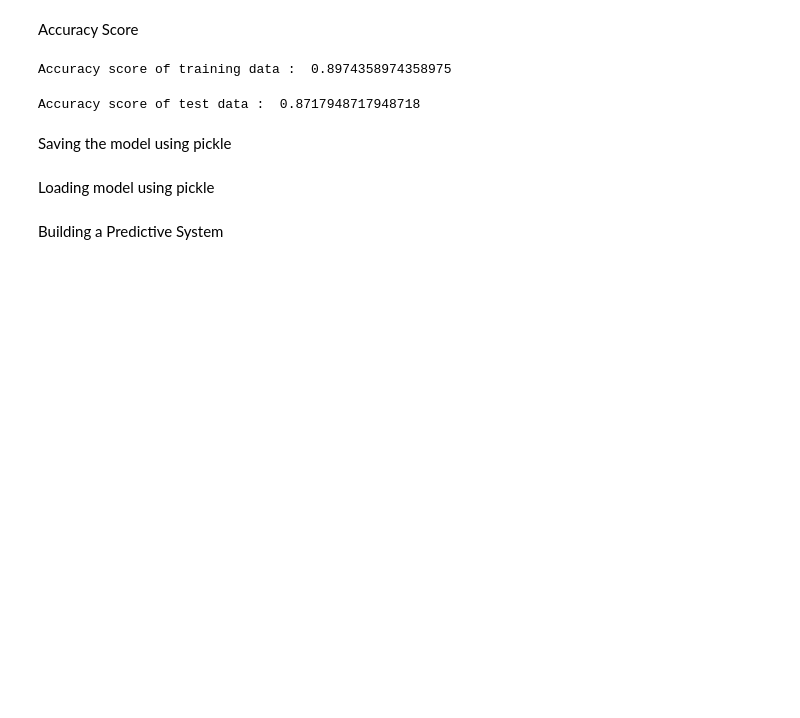
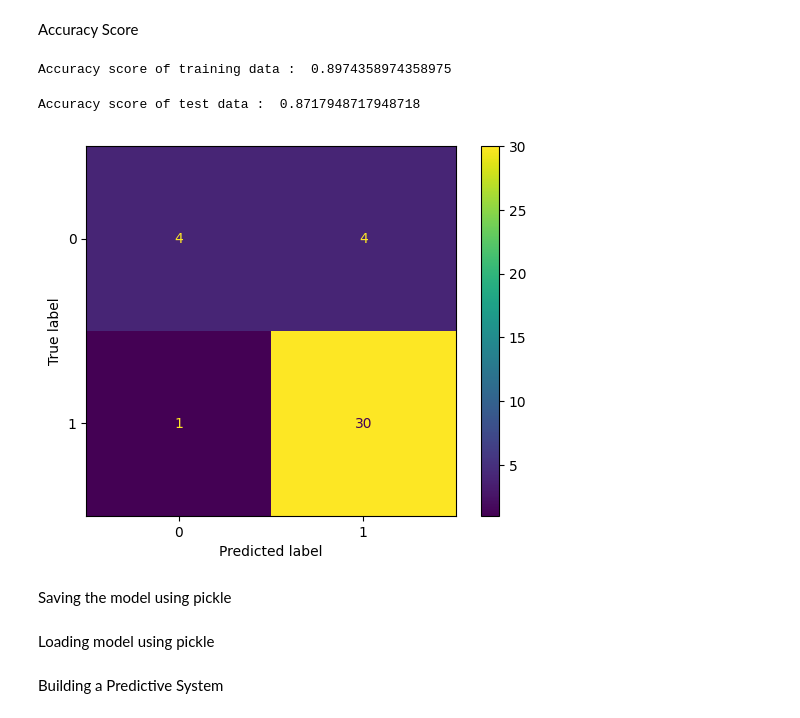
Before and after one commit to ManavDaggula/Parkinsons-Detection-Mini-Project, a Jupyter notebook: Parkinson's_Disease_Detection.ipynb, the cells around one changed output. Drawn from its saved outputs; the diff is of its cells as text; code cells hidden in the pictures; blank space fills up the shorter version.

Commit message:
confusion matrices

```diff
--- a/Parkinson's_Disease_Detection.ipynb
+++ b/Parkinson's_Disease_Detection.ipynb
@@ -212,6 +110,12 @@ print('Accuracy score of test data : ', test_data_accuracy)
 #--------------------------------------------------
 # %% [output]
 Accuracy score of test data :  0.8717948717948718
+# %%
+cm= confusion_matrix(Y_test, X_test_prediction)
+ConfusionMatrixDisplay.from_estimator(model, X_test, Y_test)
+plt.show()
+# %% [output]
+[figure, added]
 # %% [markdown]
 Saving the model using pickle
 # %%
```
Also changed, not shown: parts of 31 cells of this notebook.
